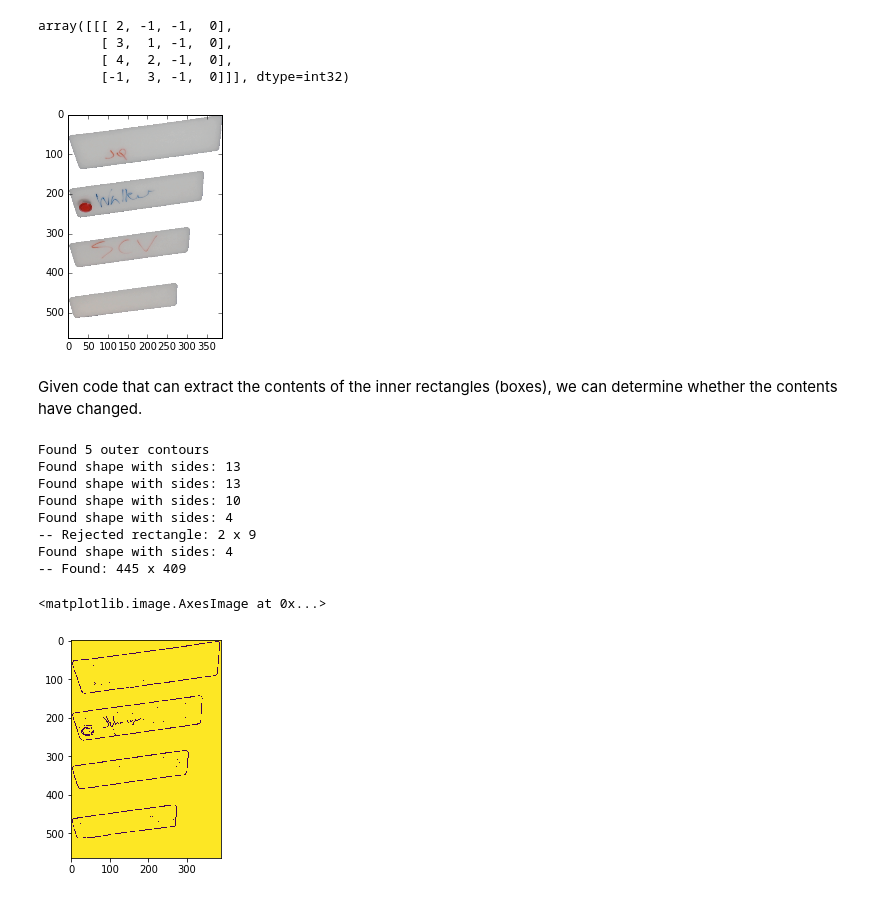
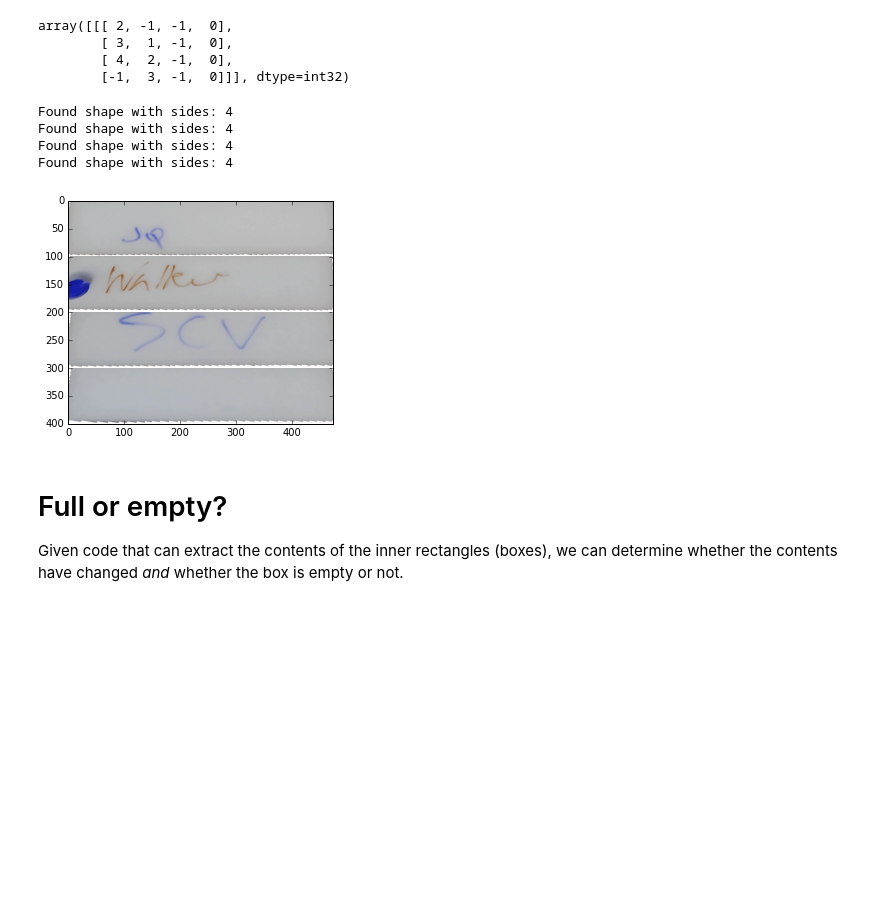
Before and after one commit to dirkjot/pingpongcam, a Jupyter notebook: opencv/extract blue grid.ipynb, the cells around one changed output. Cells and saved outputs as stored; diff of their text form; code cells hidden in the pictures; blank space fills up the shorter version.

Commit message:
Redid box extraction to include perspective; empty/full detection

```diff
--- a/opencv/extract blue grid.ipynb
+++ b/opencv/extract blue grid.ipynb
@@ -4,6 +4,8 @@ import cv2
 cv2.__version__
 # %% [output]
 '3.3.0'
+# %%
+LIVENOTEBOOK = True
 # %%
 import numpy as np
 import matplotlib.pyplot as plt
@@ -118,7 +120,7 @@ def find_inner_rectangles(img):
         if w>100 and h>50:
             contours.append(contour)
         else:
-            hier[0, i, :] = -2 # mark for deletion
+            hier[0, i, -1] = -2 # mark for deletion
 
     hier = np.delete(hier, np.where(hier[0,:,-1] == -2)[0], 1)
 
@@ -144,35 +184,48 @@ array([[[ 2, -1, -1,  0],
+# %%
+class Box(object):
+    "data class for image of the four squares (boxes) on our white board"
+    def __init__(self, **kwargs):
+            self.__dict__.update(kwargs)
+    def __str__(self):
+        return "Box< %r >" % self.__dict__
 # %%
+# TODO this all assumes the first box is the largest one, which we don't test or ensure
+
 def get_inner_rect_contents(contours, image):
     """for each inner rectangle in 'contours', extract a standard size rectange with
     the (masked) contents of this rectangle from 'image'.  Returns a list of cropped images. """
 
-    # determine size of largest (topmost) bounding box
-    _,_,bbw,bbh = cv2.boundingRect(contours[0])
     boxes = []
+    wh = (475, 100) # scaled from what we have
     kernel =  np.ones((5,5), np.uint8)
     for contour in contours:
         # compute mask from contour by filling
         mask = np.zeros(image.shape[:2], np.uint8)
         cv2.drawContours(mask, [contour], -1, 255, cv2.FILLED)
         # make mask about 5px smaller on all sides
         mask = cv2.erode(mask, kernel)
+        peri = cv2.arcLength(contour, True)  # approximate such that points are never > 0.05*perimeter away
+        approx = cv2.approxPolyDP(contour, 0.05 * peri, True)
         # create white box and copy image in where mask is true
-        box = np.zeros_like(image)
-        box.fill(255)
-        box[mask == 255] = image[mask == 255]
-        # crop to bounding box
-        bbx, bby, w, h = cv2.boundingRect(contour)
-        assert bbw >= w and bbh >= h, "all boxes should be smaller than the top one"
-        box = box[bby:(bby+bbh), bbx:(bbx+bbw), :]
+        box = Box(img=np.zeros_like(image), perimeter=peri, contour=contour)  # TODO enlarge image here
+        box.img.fill(255)
+        box.img[mask == 255] = image[mask == 255]
+        # find simpler contour
+        print ("Found shape with sides: %d" % len(approx))
+        box.img, wh = four_point_transform(box.img, approx[:,0,:], wh)
         boxes.append(box)
     return boxes
 
 # step 6: get contents of inner rectangles (boxes)
 if LIVENOTEBOOK:
     boxes = get_inner_rect_contents(contours, img)
-    imshow(np.concatenate(boxes))
+    plt.imshow(np.concatenate([x.img for x in boxes]))
 # %% [output]
+Found shape with sides: 4
+Found shape with sides: 4
+Found shape with sides: 4
+Found shape with sides: 4
-[figure, old version]
+[figure, new version]
 # %%
 def get_contents(imagepath):
     img = cv2.imread(imagepath)
@@ -204,5 +257,6 @@ def get_contents(imagepath):
     boxes = get_inner_rect_contents(contours, img)
     return boxes
 # %% [markdown]
+# Full or empty?
 Given code that can extract the contents of the inner rectangles (boxes), we can determine whether the
-contents have changed.
+contents have changed _and_ whether the box is empty or not.
@@ -218,16 +262,0 @@ def threshold_boxes(boxes):
-# %%
-%matplotlib inline
-box1full = get_contents("../reference/frame18073.png")
-box1full_th = threshold_boxes(box1full)
-plt.imshow(np.concatenate(box1full_th))
-# %% [output]
-Found 5 outer contours
-Found shape with sides: 13
-Found shape with sides: 13
-Found shape with sides: 10
-Found shape with sides: 4
--- Rejected rectangle: 2 x 9
-Found shape with sides: 4
--- Found: 445 x 409
-<matplotlib.image.AxesImage at 0x...>
-[figure, removed]
```
Also changed, not shown: parts of 18 cells of this notebook, 7 other files.
